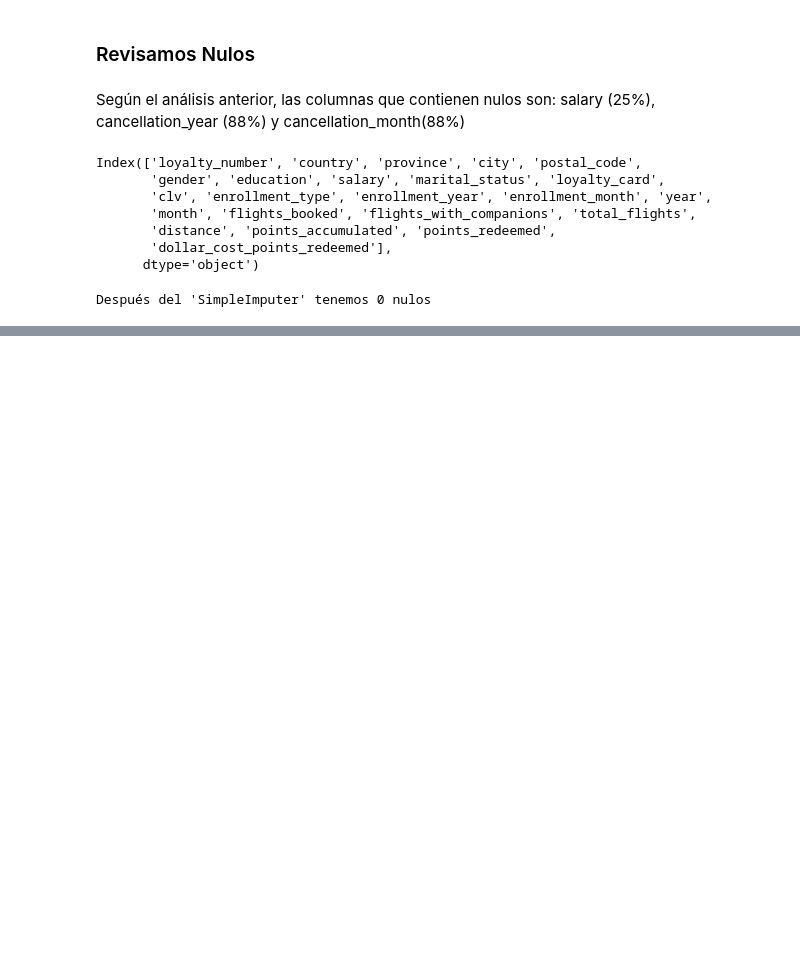
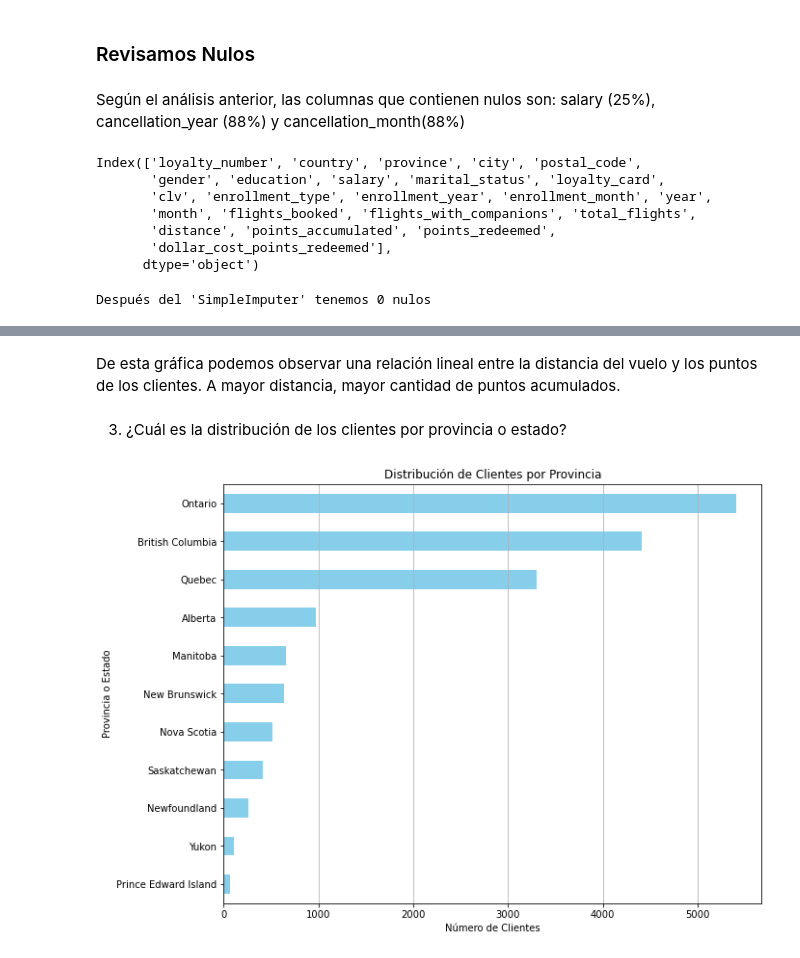
Before and after one commit to Adalab/bda-modulo-3-evaluacion-final-ValeFischer, a Jupyter notebook: Evaluacion_M3_ValeFischer-1.ipynb, the cells around one changed output, grey strips where cells are left out. Saved outputs shown, nothing was run; the diff lists cells and outputs as text; code cells hidden in the pictures; blank space fills up the shorter version.

```diff
--- a/Evaluacion_M3_ValeFischer-1.ipynb
+++ b/Evaluacion_M3_ValeFischer-1.ipynb
@@ -632,0 +774,18 @@ Después del 'SimpleImputer' tenemos 0 nulos
+# %% [markdown]
+De esta gráfica podemos observar una relación lineal entre la distancia del vuelo y los puntos de los clientes. A mayor distancia, mayor cantidad de puntos acumulados.
+# %% [markdown]
+3. ¿Cuál es la distribución de los clientes por provincia o estado?
+# %%
+# Contamos el número de clientes por provincia
+clientes_provincia = df_clientes_unicos['province'].value_counts().sort_values(ascending=True)
+
+# Creamos un gráfico de barras horizontal
+plt.figure(figsize=(10, 8))
+clientes_provincia.plot(kind='barh', color='skyblue')
+plt.title('Distribución de Clientes por Provincia')
+plt.xlabel('Número de Clientes')
+plt.ylabel('Provincia o Estado')
+plt.grid(axis='x')  # Añadimos cuadrícula solo en el eje x
+plt.show()
+# %% [output]
+[figure, added]
```
Also changed, not shown: parts of 37 cells of this notebook, 1 other file.
